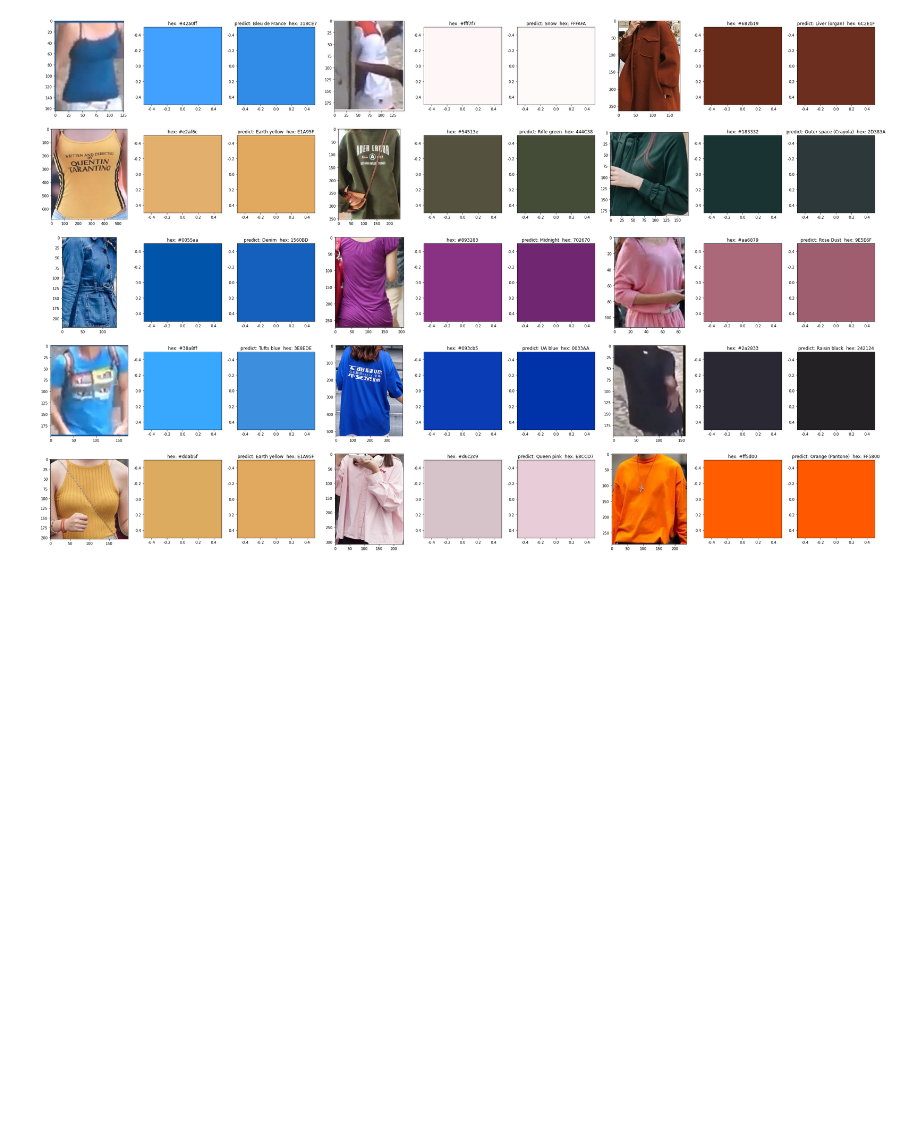
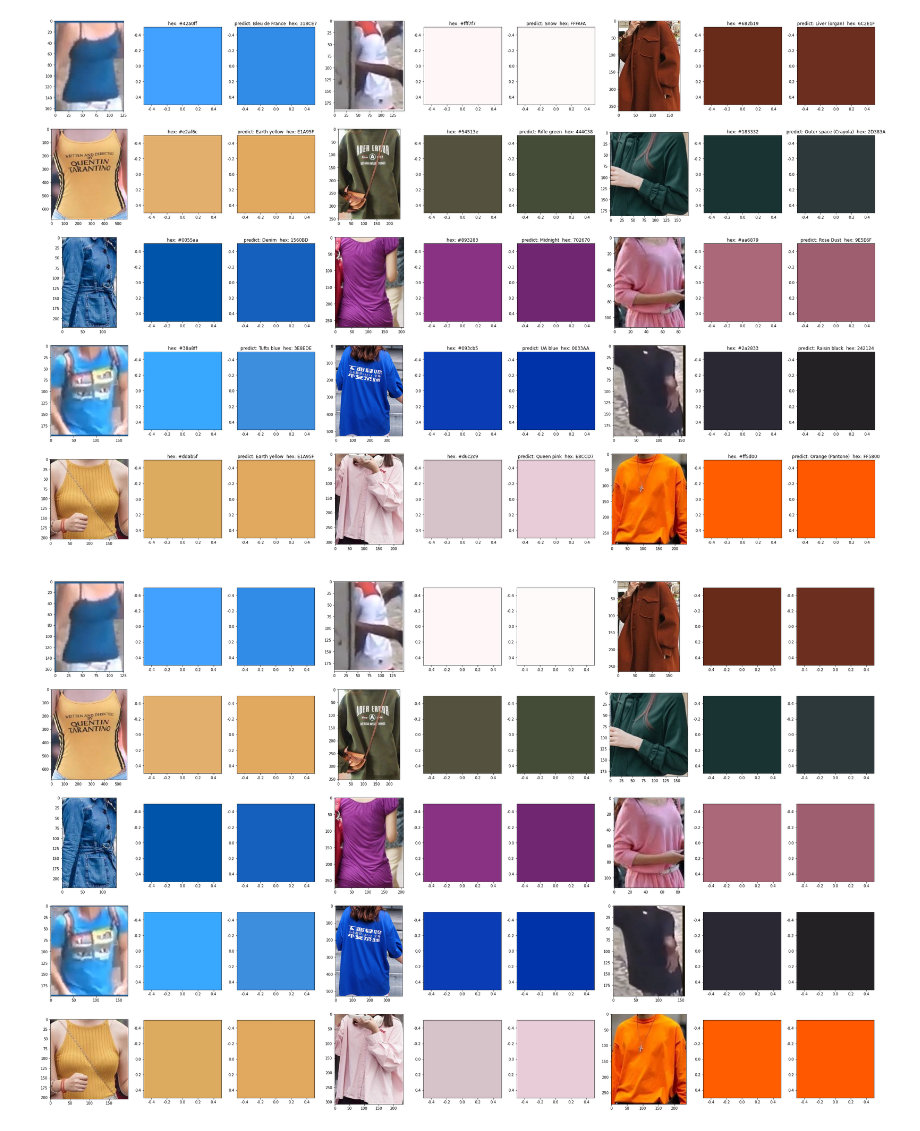
Before and after one commit to blacktea3250106/color-dectection, a Jupyter notebook: color_dectection.ipynb, the cells around one changed output. Drawn from its saved outputs; the diff is of its cells as text; code cells hidden in the pictures; blank space fills up the shorter version.

```diff
--- a/color_dectection.ipynb
+++ b/color_dectection.ipynb
@@ -144,3 +144,41 @@ for i,img_path in enumerate(imgs_path[:15]):
     plt.imshow([[predict_rgb]])
 # %% [output]
 [figure]
+# %%
+import matplotlib.pyplot as plt
+import cv2
+
+# Define a custom color for text (white in this case)
+text_color = 'white'
+font_size = 18  # Define the desired font size
+
+plt.figure(figsize=(40, 80))
+
+for i, img_path in enumerate(imgs_path[:15]):
+
+    # 原始圖片
+    img = cv2.imread(img_path)
+    plt.subplot(15, 9, 3 * i + 1)
+    plt.imshow(img[:, :, ::-1])
+
+    #-----------------------------
+    img_hsv = extract_hsv(img)
+    img_rgb = hsv2rgb(img_hsv)
+    img_hex = rgb2hex(img_rgb)
+
+    plt.subplot(15, 9, 3 * i + 2)
+    plt.title('Hex: ' + img_hex, color=text_color, fontsize=font_size)
+    plt.imshow([[img_rgb]])
+
+    #------------------------------
+    predict, hexcode = color_disance(img_hex)
+
+    plt.subplot(15, 9, 3 * i + 3)
+    plt.title('Predict: ' + predict + '\nhex: ' + hexcode, color=text_color, fontsize=font_size)
+
+    predict_rgb = hex2rgb(hexcode)
+    plt.imshow([[predict_rgb]])
+
+plt.show()
+# %% [output]
+[figure, added]
```
